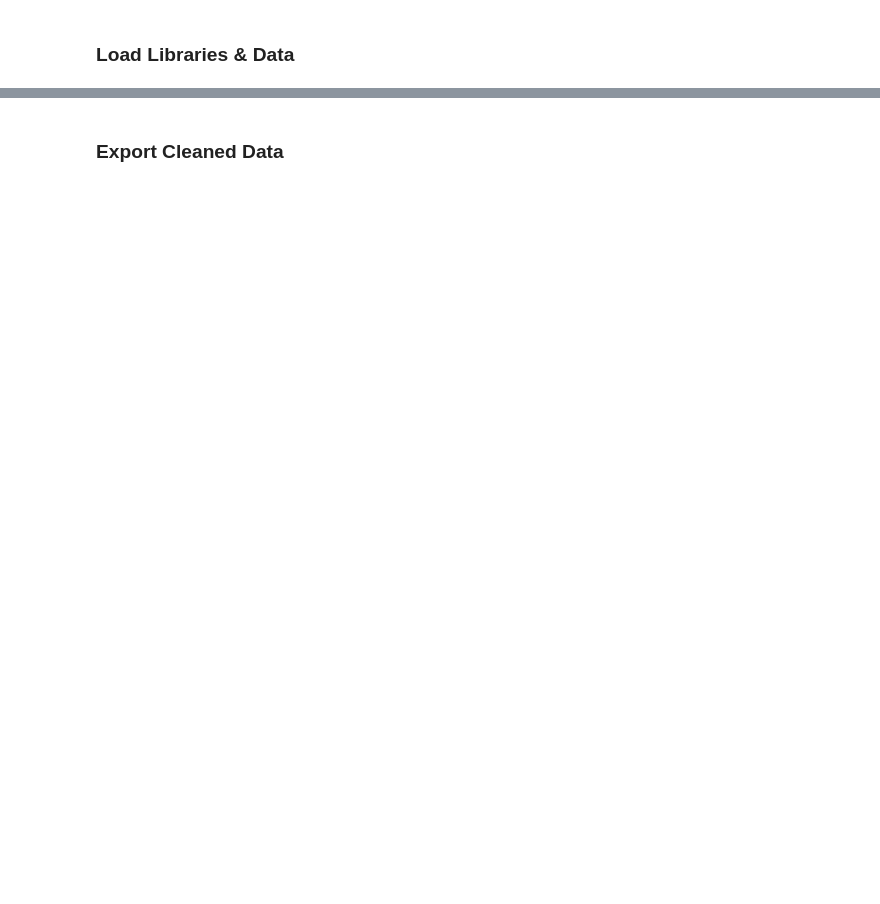
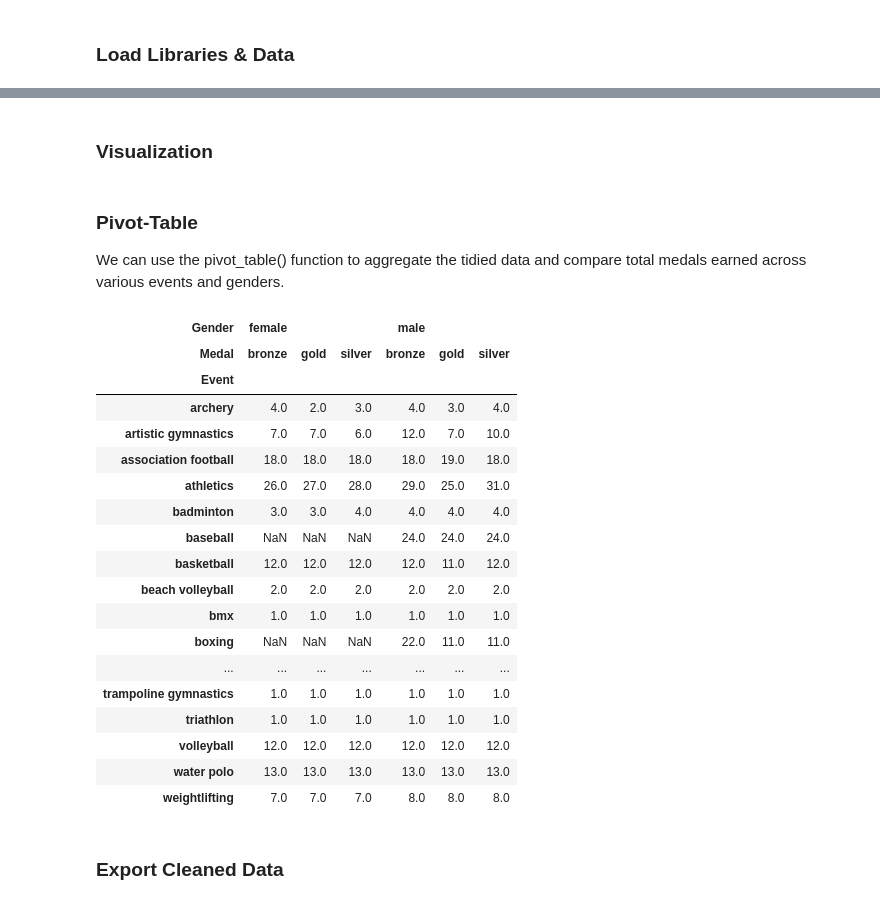
Before and after one commit to annamccartan3/McCartan-Data-Science-Portfolio, a Jupyter notebook: TidyData-Project/TidyData.ipynb, the cells around one changed output, grey strips where cells are left out. Cells and saved outputs as stored; diff of their text form; code cells hidden in the pictures; blank space fills up the shorter version.

Commit message:
data exploration and tidying; test some aggregation options

```diff
--- a/TidyData-Project/TidyData.ipynb
+++ b/TidyData-Project/TidyData.ipynb
@@ -8,4 +8,4 @@ This notebook provides a walkthrough for importing, tidying, and visualizing dat
 import pandas as pd
 
 # import untidy dataset
-raw_data = pd.read_csv('data/olympics08.csv')
+olympic_df = pd.read_csv('data/olympics08.csv')
@@ -29,0 +81,15 @@ raw_data = pd.read_csv('data/olympics08.csv')
+# %%
+# use pd.melt() to convert "wide" data to "long" data
+events_list = list(olympic_df.columns)[1:]
+olympic_df_melted = pd.melt(olympic_df,
+                            id_vars="medalist_name",
+                            value_vars=events_list,
+                            var_name="Event",
+                            value_name="Medal")
+
+# use str.split() to separate the 'event' column into men's vs. women's events
+olympic_df_melted[['Gender', 'Event']] = olympic_df_melted['Event'].str.split('_', expand=True)
+
+# examine the tidied dataset
+olympic_df_clean = olympic_df_melted.copy()
+olympic_df_clean
@@ -30,3 +110,35 @@ raw_data = pd.read_csv('data/olympics08.csv')
+# %% [markdown]
+
+### Visualization
+# %% [markdown]
+### Pivot-Table
+We can use the pivot_table() function to aggregate the tidied data and compare total medals earned across various events and genders.
+# %%
+# use pivot_table() to aggregate by gender, event, and medal type
+olympic_df_clean.pivot_table(index="Event",
+                              columns=["Gender", "Medal"],
+                              values="medalist_name",
+                              aggfunc="count")
+# %% [output]
+| Gender | female |  |  | male |  |  |
+| Medal | bronze | gold | silver | bronze | gold | silver |
+| Event |  |  |  |  |  |  |
+| archery | 4.0 | 2.0 | 3.0 | 4.0 | 3.0 | 4.0 |
+| artistic gymnastics | 7.0 | 7.0 | 6.0 | 12.0 | 7.0 | 10.0 |
+| association football | 18.0 | 18.0 | 18.0 | 18.0 | 19.0 | 18.0 |
+| athletics | 26.0 | 27.0 | 28.0 | 29.0 | 25.0 | 31.0 |
+| badminton | 3.0 | 3.0 | 4.0 | 4.0 | 4.0 | 4.0 |
+| baseball | NaN | NaN | NaN | 24.0 | 24.0 | 24.0 |
+| basketball | 12.0 | 12.0 | 12.0 | 12.0 | 11.0 | 12.0 |
+| beach volleyball | 2.0 | 2.0 | 2.0 | 2.0 | 2.0 | 2.0 |
+| bmx | 1.0 | 1.0 | 1.0 | 1.0 | 1.0 | 1.0 |
+| boxing | NaN | NaN | NaN | 22.0 | 11.0 | 11.0 |
+| ... | ... | ... | ... | ... | ... | ... |
+| trampoline gymnastics | 1.0 | 1.0 | 1.0 | 1.0 | 1.0 | 1.0 |
+| triathlon | 1.0 | 1.0 | 1.0 | 1.0 | 1.0 | 1.0 |
+| volleyball | 12.0 | 12.0 | 12.0 | 12.0 | 12.0 | 12.0 |
+| water polo | 13.0 | 13.0 | 13.0 | 13.0 | 13.0 | 13.0 |
+| weightlifting | 7.0 | 7.0 | 7.0 | 8.0 | 8.0 | 8.0 |
 # %% [markdown]
 ### Export Cleaned Data
 # %%
```
Also changed, not shown: parts of 13 cells of this notebook, 3 other files.
